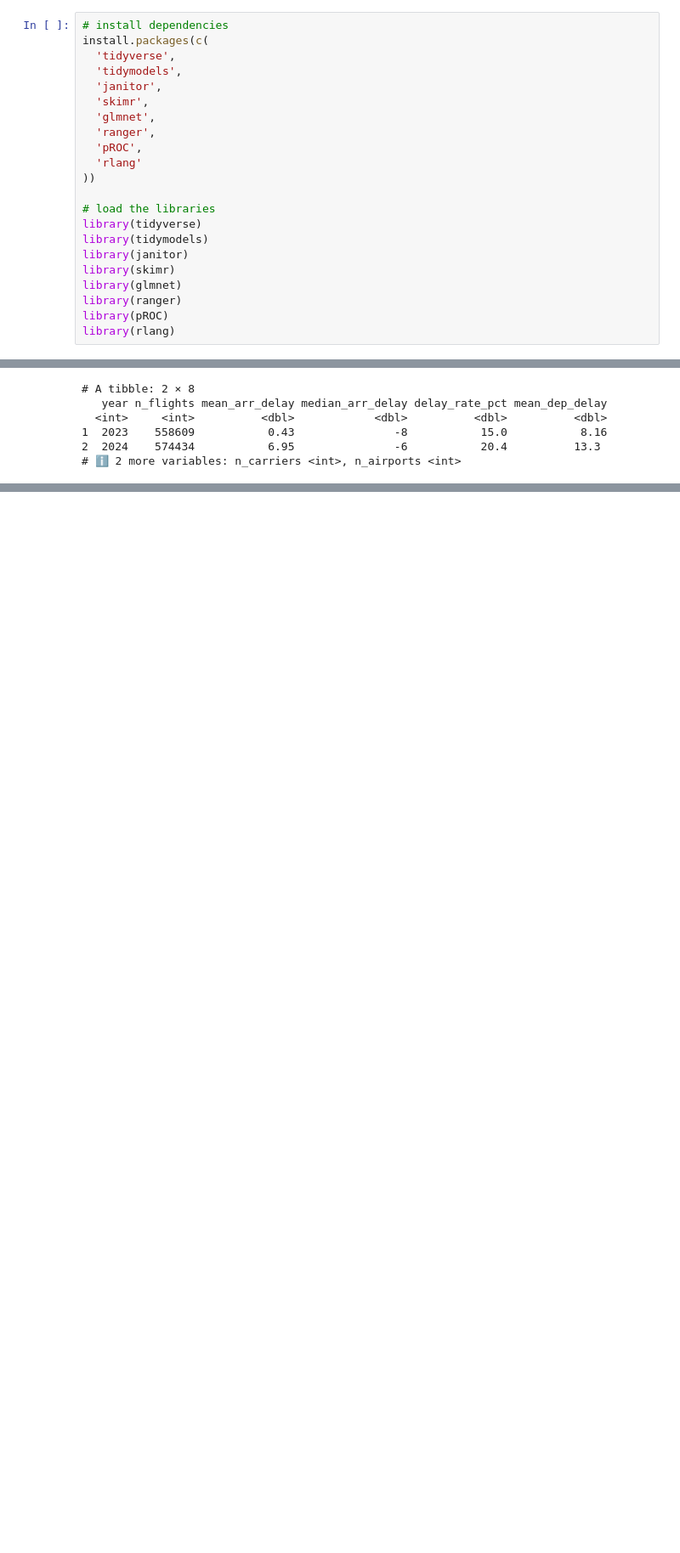
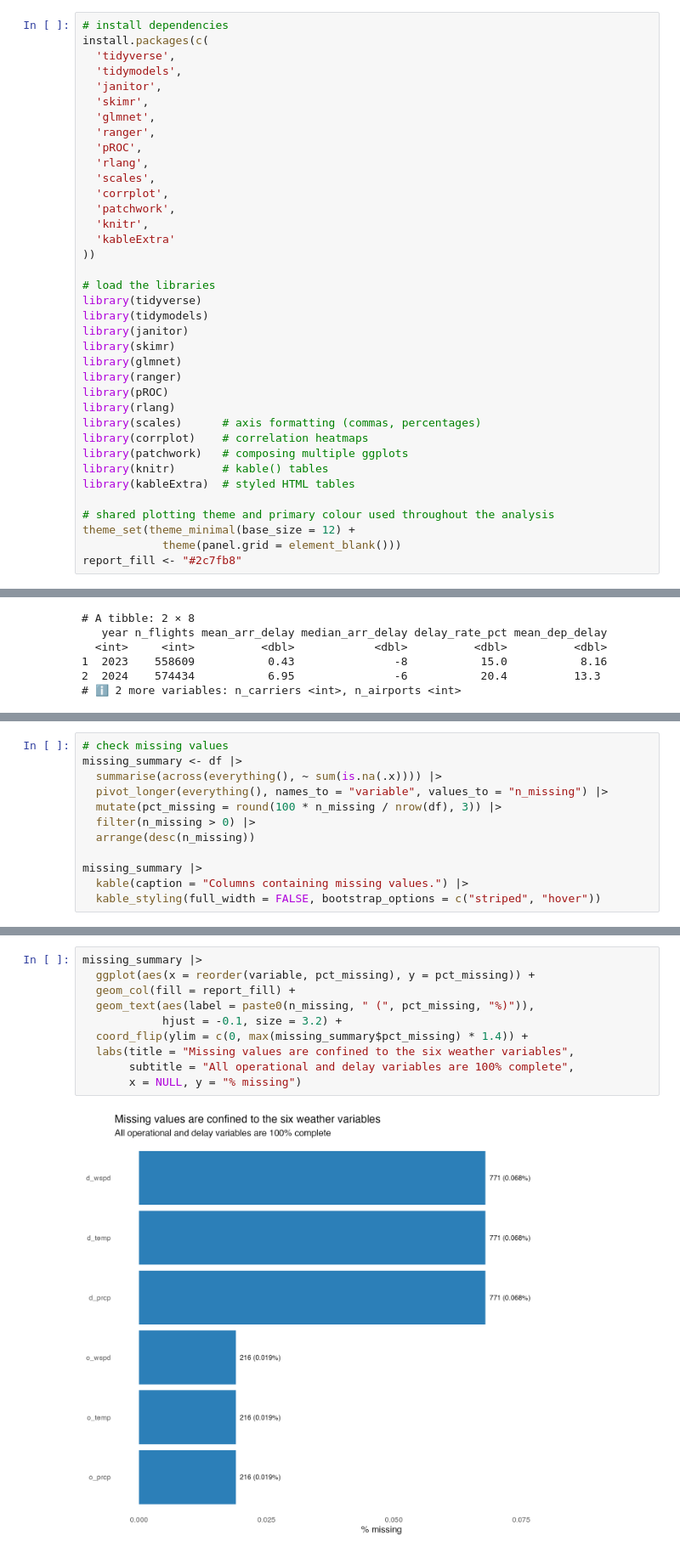
Before and after one commit to itsnabbyyyz/US-flight-delay-prediction, a Jupyter notebook: flight_delay_analysis.ipynb, the cells around one changed output, grey strips where cells are left out. Shown at 85% size. Saved outputs shown, nothing was run; the diff lists cells and outputs as text; blank space fills up the shorter version.

```diff
--- a/flight_delay_analysis.ipynb
+++ b/flight_delay_analysis.ipynb
@@ -8,7 +8,12 @@ install.packages(c(
   'glmnet',
   'ranger',
   'pROC',
-  'rlang'
+  'rlang',
+  'scales',
+  'corrplot',
+  'patchwork',
+  'knitr',
+  'kableExtra'
 ))
 
 # load the libraries
@@ -20,6 +25,16 @@ library(glmnet)
 library(ranger)
 library(pROC)
 library(rlang)
+library(scales)      # axis formatting (commas, percentages)
+library(corrplot)    # correlation heatmaps
+library(patchwork)   # composing multiple ggplots
+library(knitr)       # kable() tables
+library(kableExtra)  # styled HTML tables
+
+# shared plotting theme and primary colour used throughout the analysis
+theme_set(theme_minimal(base_size = 12) +
+            theme(panel.grid = element_blank()))
+report_fill <- "#2c7fb8"
 # %% [output]
 trying URL 'https://cran.rstudio.com/bin/macosx/big-sur-arm64/contrib/4.5/tidyverse_2.0.0.tgz'
 trying URL 'https://cran.rstudio.com/bin/macosx/big-sur-arm64/contrib/4.5/tidymodels_1.5.0.tgz'
@@ -204,0 +317,12 @@ df %>%
+# %%
+# check missing values
+missing_summary <- df |>
+  summarise(across(everything(), ~ sum(is.na(.x)))) |>
+  pivot_longer(everything(), names_to = "variable", values_to = "n_missing") |>
+  mutate(pct_missing = round(100 * n_missing / nrow(df), 3)) |>
+  filter(n_missing > 0) |>
+  arrange(desc(n_missing))
+
+missing_summary |>
+  kable(caption = "Columns containing missing values.") |>
+  kable_styling(full_width = FALSE, bootstrap_options = c("striped", "hover"))
@@ -204,0 +338,12 @@ df %>%
+# %%
+missing_summary |>
+  ggplot(aes(x = reorder(variable, pct_missing), y = pct_missing)) +
+  geom_col(fill = report_fill) +
+  geom_text(aes(label = paste0(n_missing, " (", pct_missing, "%)")),
+            hjust = -0.1, size = 3.2) +
+  coord_flip(ylim = c(0, max(missing_summary$pct_missing) * 1.4)) +
+  labs(title = "Missing values are confined to the six weather variables",
+       subtitle = "All operational and delay variables are 100% complete",
+       x = NULL, y = "% missing")
+# %% [output]
+[figure, added]
```
Also changed, not shown: parts of 25 cells of this notebook.
